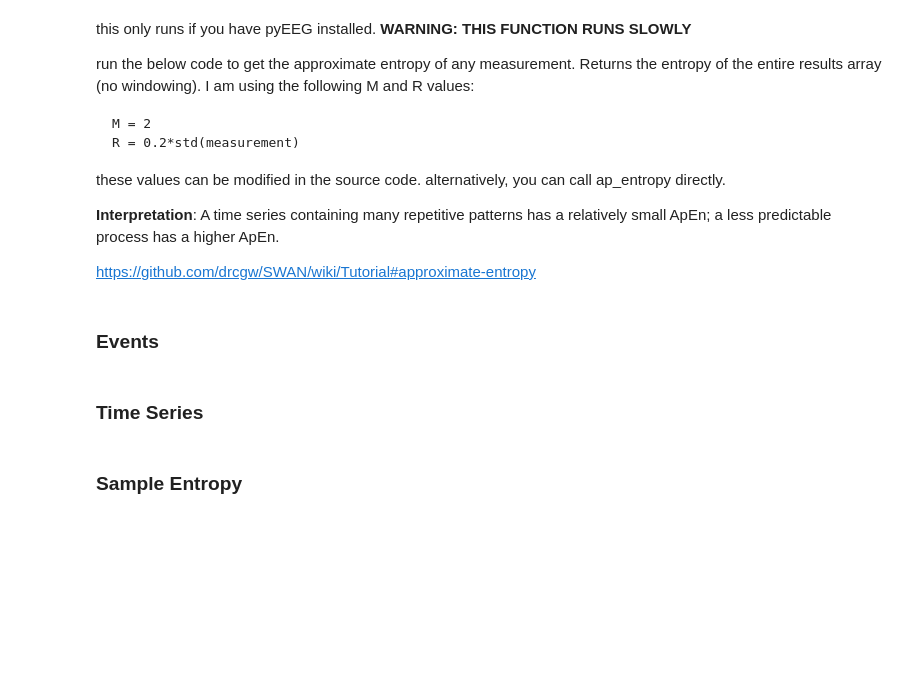
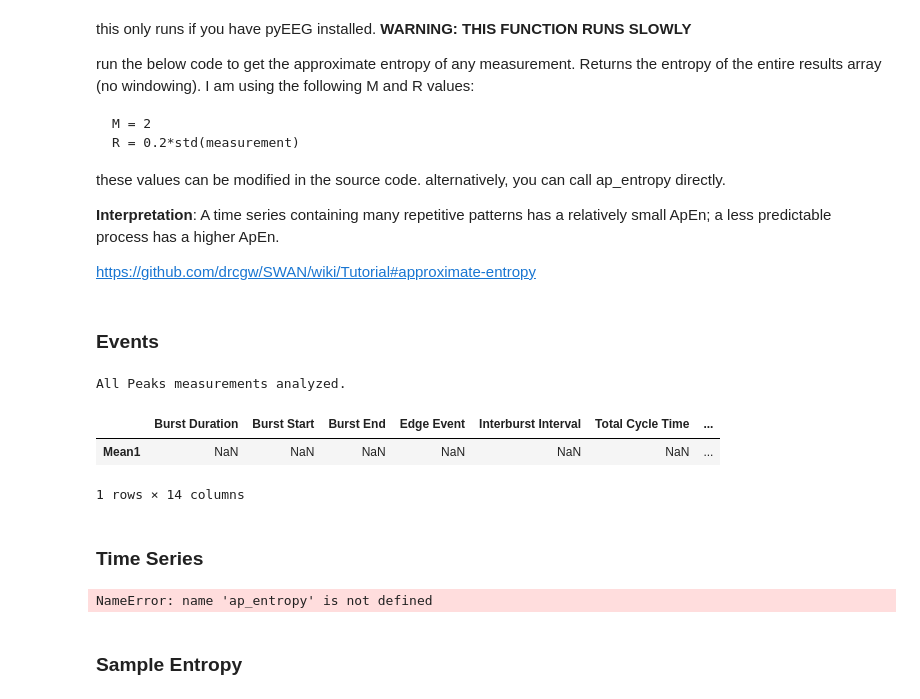
Before and after one commit to drcgw/bass, a Jupyter notebook: Single Wave- Interactive.ipynb, the cells around one changed output. Drawn from its saved outputs; the diff is of its cells as text; code cells hidden in the pictures; blank space fills up the shorter version.

```diff
--- a/Single Wave- Interactive.ipynb
+++ b/Single Wave- Interactive.ipynb
@@ -85,7 +91,7 @@ Use the block below to generate the PSD graph and power in bands results (if sel
     raw = s^2/Hz
     db = dB/Hz = 10*log10(s^2/Hz)
 # %%
-scale = 'dB' #raw or db
+scale = 'db' #raw or db
 Results = psd_signal(version = 'original', key = 'Mean1', scale = scale,
                      Data = Data, Settings = Settings, Results = Results)
 Results['PSD-Signal']
@@ -351,8 +466,8 @@ Settings['PSD-Event']['dx'] = 10 #segmentation for the area under the curve.
 # %% [markdown]
 Use block below to return the PSD plot, as well as the power in the bands defined by the settings above.
 # %%
-event_type = 'Bursts'
-meas = 'Burst Duration'
+event_type = 'Peaks'
+meas = 'Intervals'
 key = 'Mean1'
 scale = 'raw'
 Results = psd_event(event_type, meas, key, scale, Data, Settings, Results)
@@ -427,21 +567,30 @@ https://github.com/drcgw/SWAN/wiki/Tutorial#approximate-entropy
 ### Events
 # %%
 #Approximate Entropy
-event_type = 'Bursts'
+event_type = 'Peaks'
 meas = 'all'
 Results = ap_entropy_wrapper(event_type, meas, Data, Settings, Results)
 Results['Approximate Entropy']
+# %% [output]
+All Peaks measurements analyzed.
+|  | Burst Duration | Burst Start | Burst End | Edge Event | Interburst Interval | Total Cycle Time | ... |
+| Mean1 | NaN | NaN | NaN | NaN | NaN | NaN | ... |
+1 rows × 14 columns
 # %% [markdown]
 ### Time Series
 # %%
-#on raw signal
+#Approximate Entropy on raw signal
 #takes a VERY long time
+from pyeeg import ap_entropy
+
 version = 'original' #original, trans, shift, or rolling
 key = 'Mean1' #Mean1 default key for one time series
 start = 0 #seconds, where you want the slice to begin
 end = 1 #seconds, where you want the slice to end. The absolute end is -1
 
 ap_entropy(Data[version][key][start:end].tolist(), 2, (0.2*np.std(Data[version][key][start:end])))
+# %% [output]
+NameError: name 'ap_entropy' is not defined
 # %% [markdown]
 ### Sample Entropy
 # %% [markdown]
```
Also changed, not shown: parts of 16 cells of this notebook, 5 other files.
